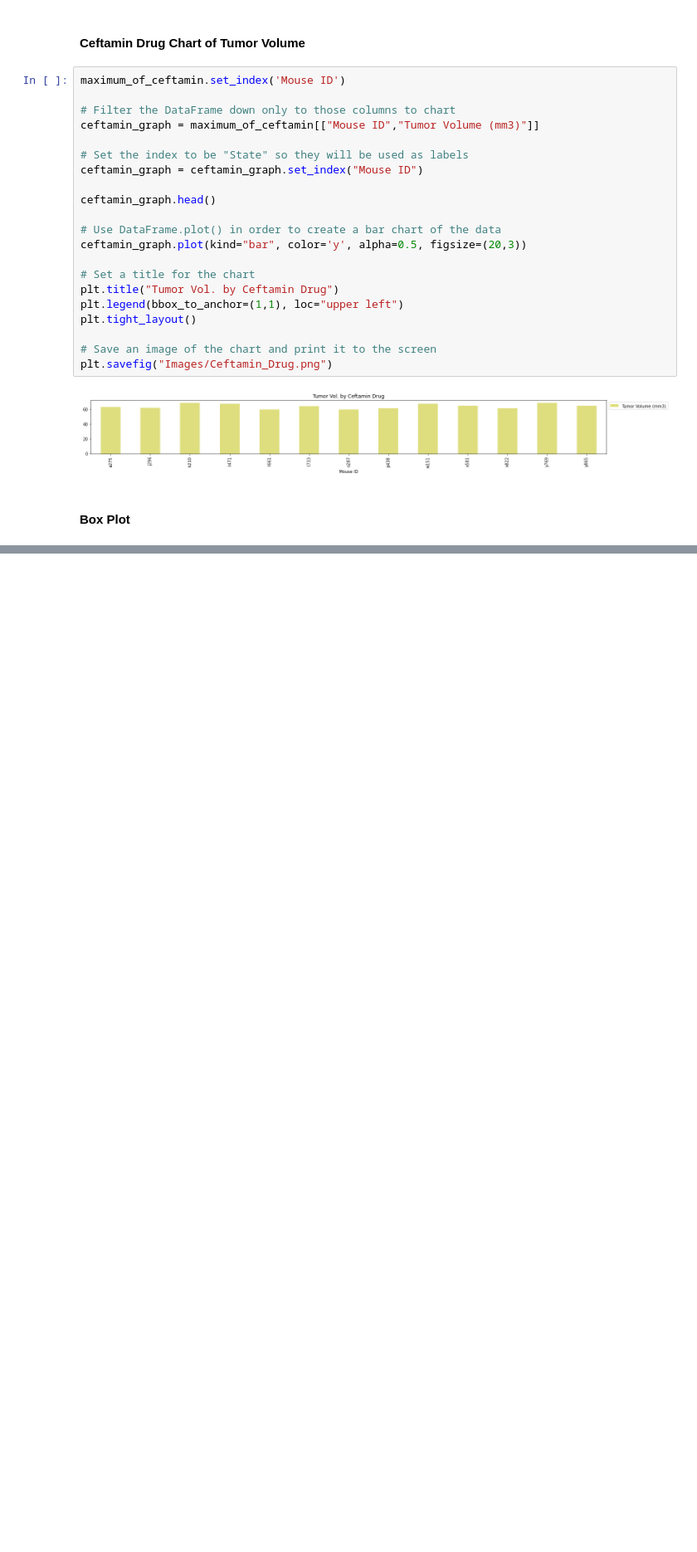
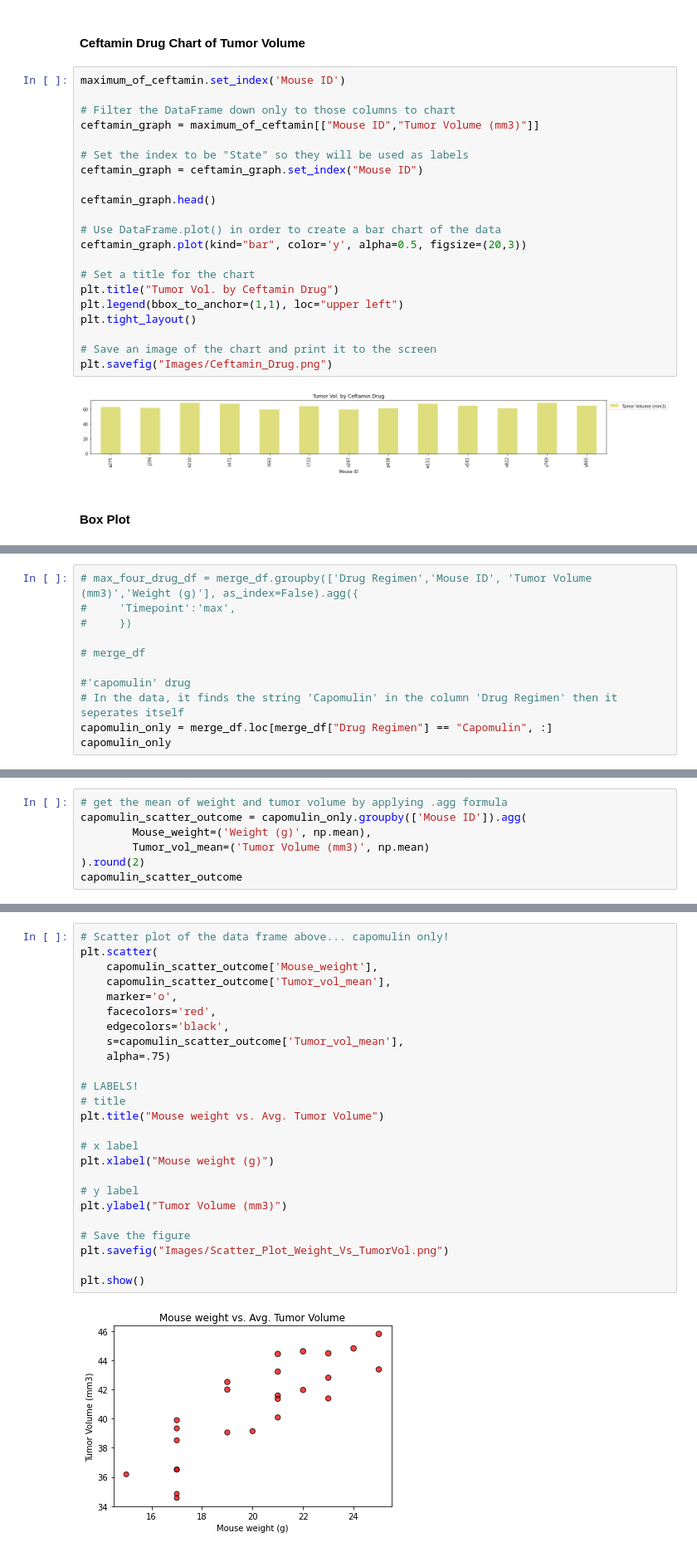
Before and after one commit to samuelroiz/Pymaceuticals_DA, a Jupyter notebook: Pymaceuticals_Code.ipynb, the cells around one changed output, grey strips where cells are left out. Shown at 83% size. Cells and saved outputs as stored; diff of their text form; blank space fills up the shorter version.

```diff
--- a/Pymaceuticals_Code.ipynb
+++ b/Pymaceuticals_Code.ipynb
@@ -828,0 +1110,11 @@ Values above 105.135493215 could be outliers.
+# %%
+# max_four_drug_df = merge_df.groupby(['Drug Regimen','Mouse ID', 'Tumor Volume (mm3)','Weight (g)'], as_index=False).agg({
+#     'Timepoint':'max',
+#     })
+
+# merge_df
+
+#'capomulin' drug
+# In the data, it finds the string 'Capomulin' in the column 'Drug Regimen' then it seperates itself
+capomulin_only = merge_df.loc[merge_df["Drug Regimen"] == "Capomulin", :]
+capomulin_only
@@ -828,0 +1135,7 @@ Values above 105.135493215 could be outliers.
+# %%
+# get the mean of weight and tumor volume by applying .agg formula
+capomulin_scatter_outcome = capomulin_only.groupby(['Mouse ID']).agg(
+        Mouse_weight=('Weight (g)', np.mean),
+        Tumor_vol_mean=('Tumor Volume (mm3)', np.mean)
+).round(2)
+capomulin_scatter_outcome
@@ -828,0 +1161,27 @@ Values above 105.135493215 could be outliers.
+# %%
+# Scatter plot of the data frame above... capomulin only!
+plt.scatter(
+    capomulin_scatter_outcome['Mouse_weight'],
+    capomulin_scatter_outcome['Tumor_vol_mean'],
+    marker='o',
+    facecolors='red',
+    edgecolors='black',
+    s=capomulin_scatter_outcome['Tumor_vol_mean'],
+    alpha=.75)
+
+# LABELS!
+# title
+plt.title("Mouse weight vs. Avg. Tumor Volume")
+
+# x label
+plt.xlabel("Mouse weight (g)")
+
+# y label
+plt.ylabel("Tumor Volume (mm3)")
+
+# Save the figure
+plt.savefig("Images/Scatter_Plot_Weight_Vs_TumorVol.png")
+
+plt.show()
+# %% [output]
+[figure, added]
```
Also changed, not shown: parts of 27 cells of this notebook, 7 other files.
